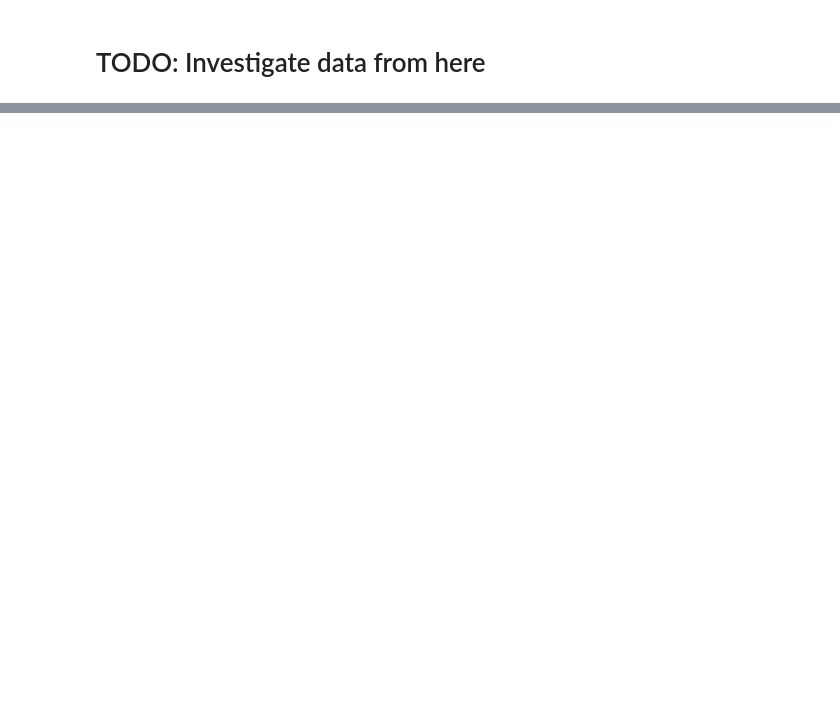
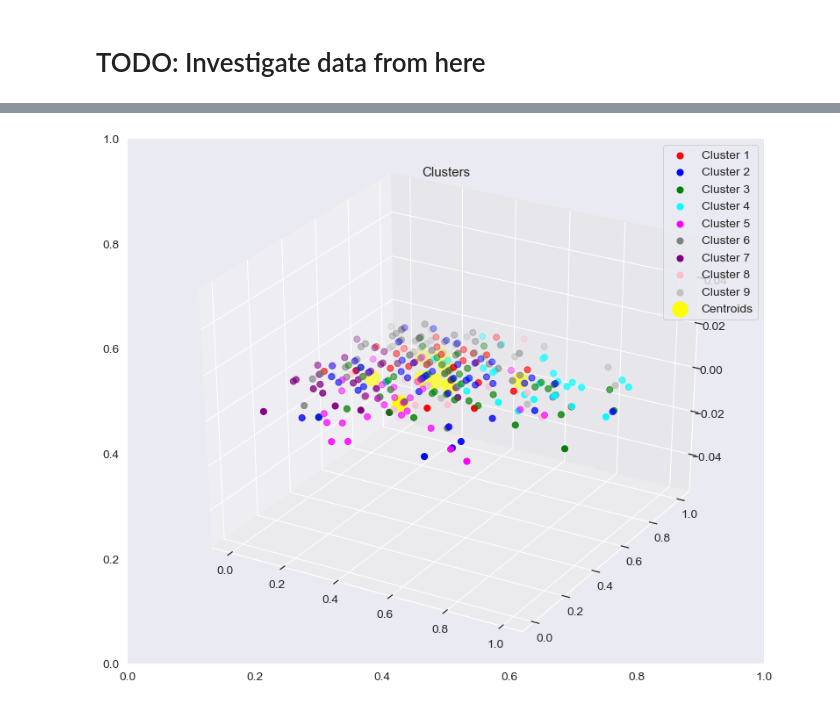
Before and after one commit to IGEN330-Overlap/algo, a Jupyter notebook: PlaylistAnalysis.ipynb, the cells around one changed output, grey strips where cells are left out. Cells and saved outputs as stored; diff of their text form; code cells hidden in the pictures; blank space fills up the shorter version.

```diff
--- a/PlaylistAnalysis.ipynb
+++ b/PlaylistAnalysis.ipynb
@@ -131,0 +200,27 @@ plt.tight_layout()
+# %%
+# instantiating model
+kmeans = KMeans(n_clusters = 9, init = 'k-means++', max_iter = 300, n_init = 10, random_state = 0)
+y_kmeans = kmeans.fit_predict(scaled)
+# %%
+from mpl_toolkits.mplot3d import Axes3D
+# visualizing clusters
+fig, ax = plt.subplots(figsize=(13,11))
+ax = fig.add_subplot(111, projection='3d')
+plt.scatter(scaled[y_kmeans == 0,0],scaled[y_kmeans == 0,1], s= 50, c= 'red',label= 'Cluster 1')
+plt.scatter(scaled[y_kmeans == 1,0], scaled[y_kmeans == 1,1], s= 50, c= 'blue', label= 'Cluster 2')
+plt.scatter(scaled[y_kmeans == 2,0], scaled[y_kmeans == 2,1], s= 50, c= 'green', label= 'Cluster 3')
+plt.scatter(scaled[y_kmeans == 3,0], scaled[y_kmeans == 3,1], s= 50, c= 'cyan', label= 'Cluster 4')
+plt.scatter(scaled[y_kmeans == 4,0], scaled[y_kmeans == 4,1], s= 50, c= 'magenta', label= 'Cluster 5')
+plt.scatter(scaled[y_kmeans == 5,0], scaled[y_kmeans == 5,1], s= 50, c= 'gray', label= 'Cluster 6')
+plt.scatter(scaled[y_kmeans == 6,0], scaled[y_kmeans == 6,1], s= 50, c= 'purple', label= 'Cluster 7')
+plt.scatter(scaled[y_kmeans == 7,0], scaled[y_kmeans == 7,1], s= 50, c= 'pink', label= 'Cluster 8')
+plt.scatter(scaled[y_kmeans == 8,0], scaled[y_kmeans == 8,1], s= 50, c= 'silver', label= 'Cluster 9')
+
+# centroids
+plt.scatter(kmeans.cluster_centers_[:, 0], kmeans.cluster_centers_[:,1], s= 300, c= 'yellow', label= 'Centroids')
+plt.title('Clusters')
+plt.legend()
+plt.savefig('clusters.png')
+plt.show()
+# %% [output]
+[figure, added]
```
Also changed, not shown: parts of 21 cells of this notebook.
